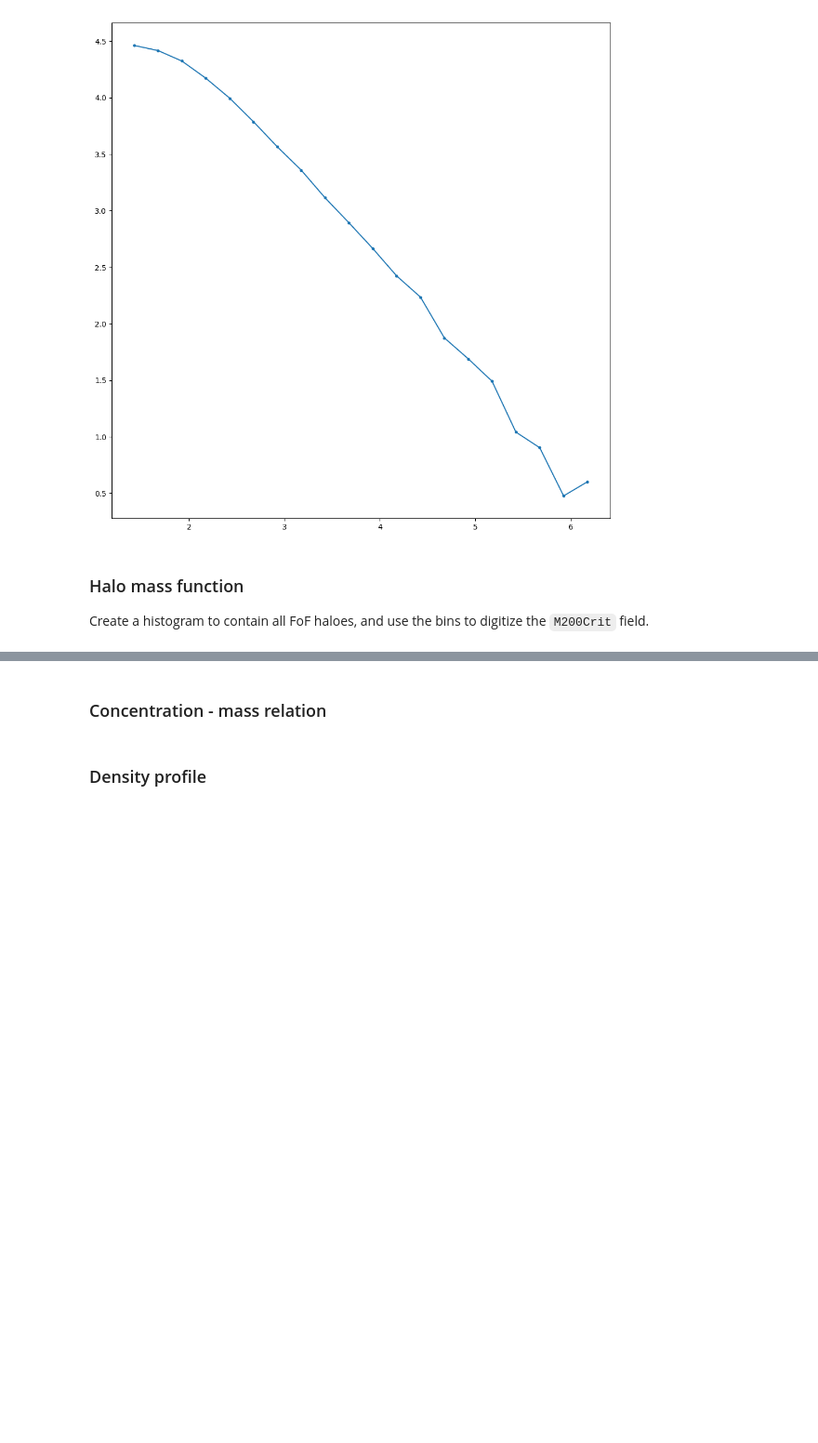
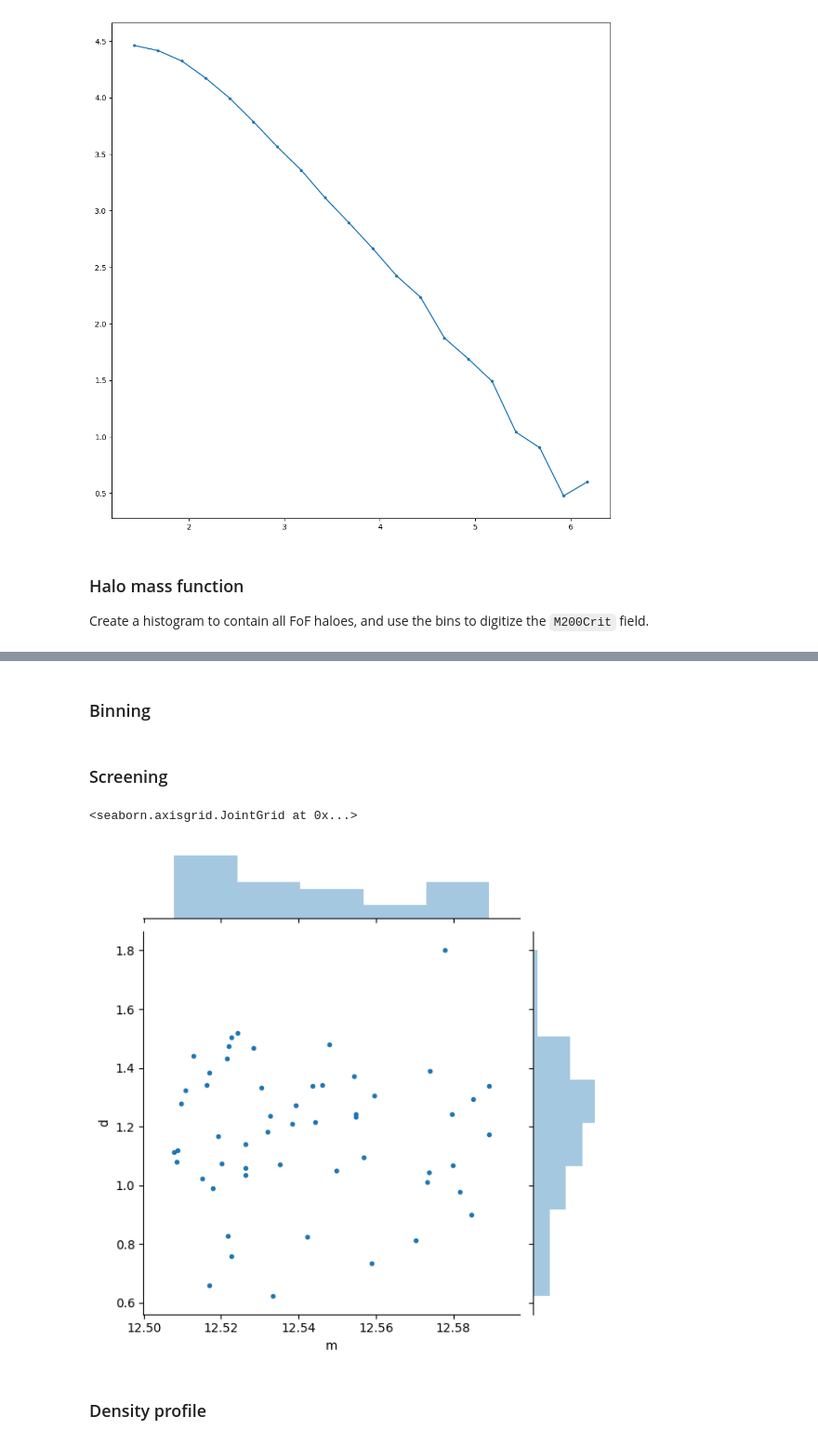
Before and after one commit to oleskiewicz/hbtp, a Jupyter notebook: halo.ipynb, the cells around one changed output, grey strips where cells are left out. Shown at 93% size. Cells and saved outputs as stored; diff of their text form; code cells hidden in the pictures; blank space fills up the shorter version.

```diff
--- a/halo.ipynb
+++ b/halo.ipynb
@@ -79,9 +81,21 @@ plt.plot(*halo_mass_function(r, snap, nbins), color='C0', marker='.')
-# %% [markdown]
-### Concentration - mass relation
+# %% [markdown]
+### Binning
 # %%
 hs = read_haloes(r, snap)
 _, bin_edges = np.histogram(np.log10(hs['M200Crit']), nbins)
 hs = bin_haloes(hs, 'M200Crit', bin_edges, lambda x: np.log10(x))
 hs = hs[hs['bin'] == bin]
+# %% [markdown]
+### Screening
+# %%
+dnf = pd.read_csv("./output/env.%s.%03d.csv" % (grav, snap))["D_Nf"].loc[hs['HaloId']]
+# %%
+sns.jointplot(x="m", y="d", data=pd.DataFrame({
+    'm': np.log10(hs['M200Crit']),
+    'd': np.log10(dnf),
+}), marker='.', stat_func=None)
+# %% [output]
+<seaborn.axisgrid.JointGrid at 0x...>
+[figure, added]
 # %% [markdown]
 ### Density profile
```
Also changed, not shown: parts of 11 cells of this notebook.
